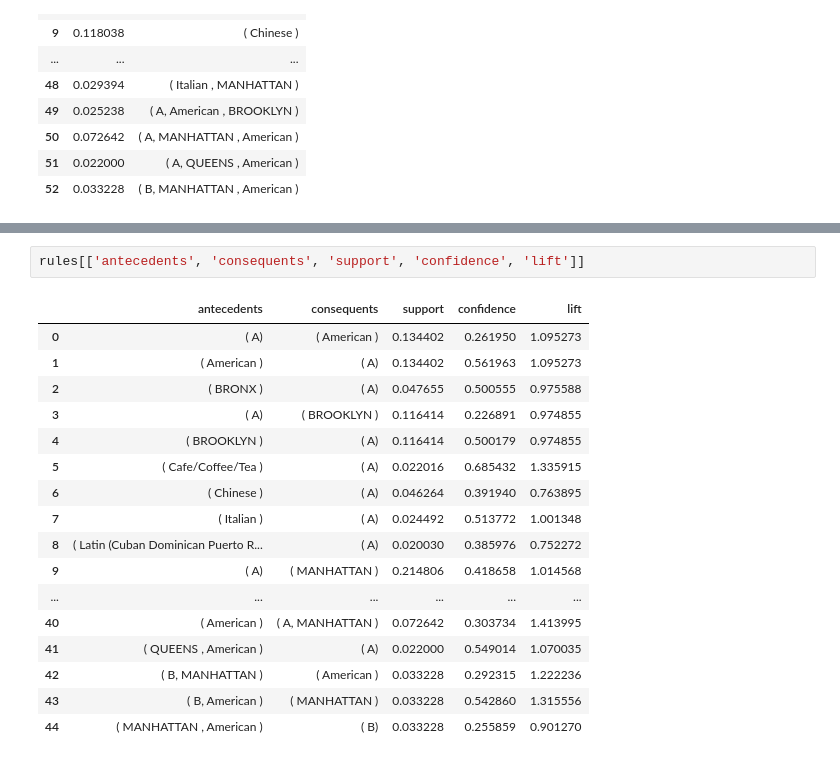
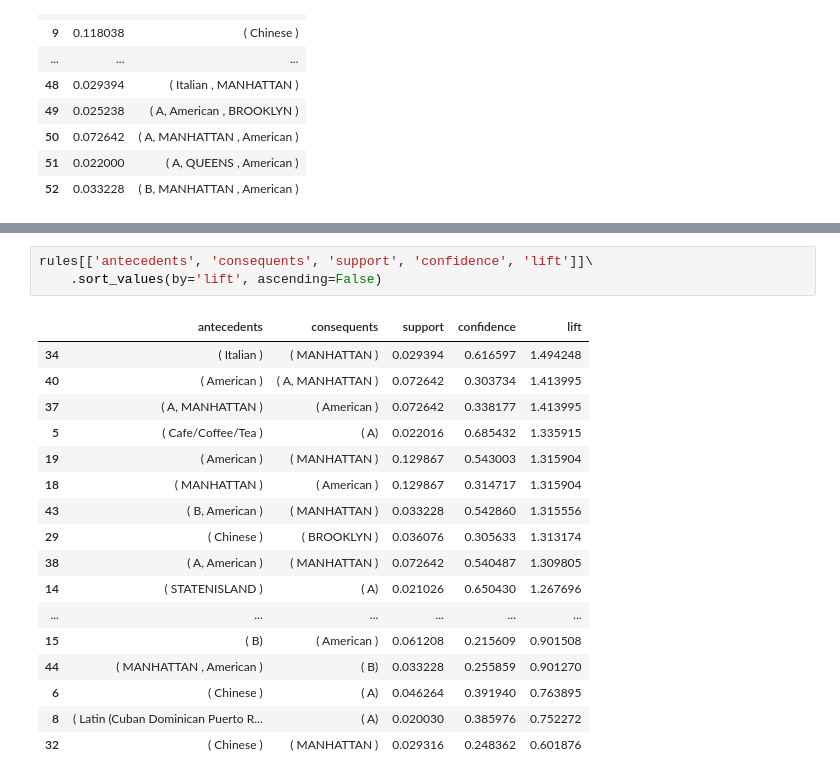
Before and after one commit to AnindyaNaura12/Data-Mining, a Jupyter notebook: Modul5No3.ipynb, the cells around one changed output, grey strips where cells are left out. Cells and saved outputs as stored; diff of their text form.

```diff
--- a/Modul5No3.ipynb
+++ b/Modul5No3.ipynb
@@ -128,22 +128,23 @@ rules
 | 43 | ( B, American ) | ( MANHATTAN ) | 0.061208 | 0.412647 | 0.033228 | 0.542860 | 1.315556 | ... |
 | 44 | ( MANHATTAN , American ) | ( B) | 0.129867 | 0.283887 | 0.033228 | 0.255859 | 0.901270 | ... |
 # %%
-rules[['antecedents', 'consequents', 'support', 'confidence', 'lift']]
+rules[['antecedents', 'consequents', 'support', 'confidence', 'lift']]\
+    .sort_values(by='lift', ascending=False)
 # %% [output]
 |  | antecedents | consequents | support | confidence | lift |
-| 0 | ( A) | ( American ) | 0.134402 | 0.261950 | 1.095273 |
-| 1 | ( American ) | ( A) | 0.134402 | 0.561963 | 1.095273 |
-| 2 | ( BRONX ) | ( A) | 0.047655 | 0.500555 | 0.975588 |
-| 3 | ( A) | ( BROOKLYN ) | 0.116414 | 0.226891 | 0.974855 |
-| 4 | ( BROOKLYN ) | ( A) | 0.116414 | 0.500179 | 0.974855 |
+| 34 | ( Italian ) | ( MANHATTAN ) | 0.029394 | 0.616597 | 1.494248 |
+| 40 | ( American ) | ( A, MANHATTAN ) | 0.072642 | 0.303734 | 1.413995 |
+| 37 | ( A, MANHATTAN ) | ( American ) | 0.072642 | 0.338177 | 1.413995 |
 | 5 | ( Cafe/Coffee/Tea ) | ( A) | 0.022016 | 0.685432 | 1.335915 |
+| 19 | ( American ) | ( MANHATTAN ) | 0.129867 | 0.543003 | 1.315904 |
+| 18 | ( MANHATTAN ) | ( American ) | 0.129867 | 0.314717 | 1.315904 |
+| 43 | ( B, American ) | ( MANHATTAN ) | 0.033228 | 0.542860 | 1.315556 |
+| 29 | ( Chinese ) | ( BROOKLYN ) | 0.036076 | 0.305633 | 1.313174 |
+| 38 | ( A, American ) | ( MANHATTAN ) | 0.072642 | 0.540487 | 1.309805 |
+| 14 | ( STATENISLAND ) | ( A) | 0.021026 | 0.650430 | 1.267696 |
+| ... | ... | ... | ... | ... | ... |
+| 15 | ( B) | ( American ) | 0.061208 | 0.215609 | 0.901508 |
+| 44 | ( MANHATTAN , American ) | ( B) | 0.033228 | 0.255859 | 0.901270 |
 | 6 | ( Chinese ) | ( A) | 0.046264 | 0.391940 | 0.763895 |
-| 7 | ( Italian ) | ( A) | 0.024492 | 0.513772 | 1.001348 |
 | 8 | ( Latin (Cuban Dominican Puerto R... | ( A) | 0.020030 | 0.385976 | 0.752272 |
-| 9 | ( A) | ( MANHATTAN ) | 0.214806 | 0.418658 | 1.014568 |
-| ... | ... | ... | ... | ... | ... |
-| 40 | ( American ) | ( A, MANHATTAN ) | 0.072642 | 0.303734 | 1.413995 |
-| 41 | ( QUEENS , American ) | ( A) | 0.022000 | 0.549014 | 1.070035 |
-| 42 | ( B, MANHATTAN ) | ( American ) | 0.033228 | 0.292315 | 1.222236 |
-| 43 | ( B, American ) | ( MANHATTAN ) | 0.033228 | 0.542860 | 1.315556 |
-| 44 | ( MANHATTAN , American ) | ( B) | 0.033228 | 0.255859 | 0.901270 |
+| 32 | ( Chinese ) | ( MANHATTAN ) | 0.029316 | 0.248362 | 0.601876 |
```
Also changed, not shown: parts of 3 cells of this notebook.
